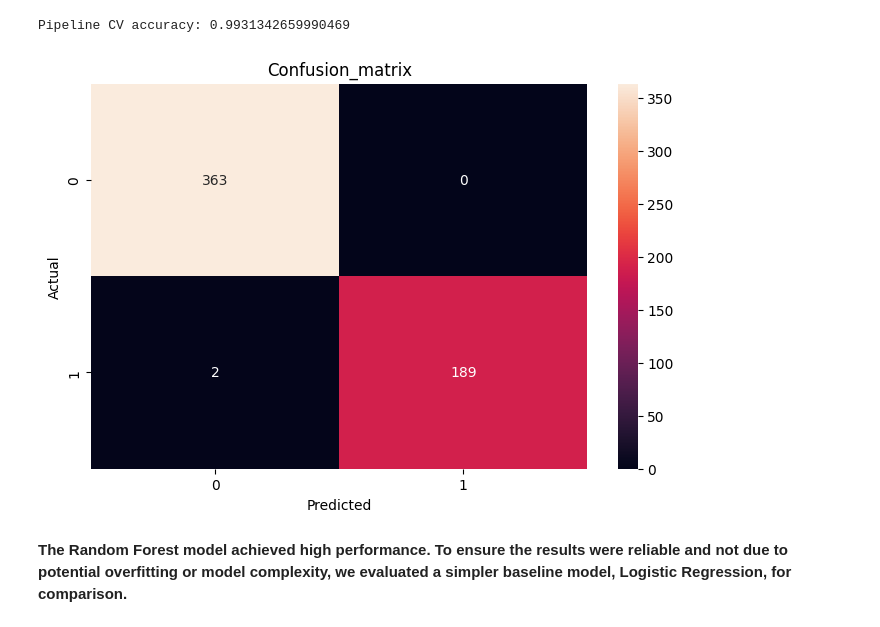
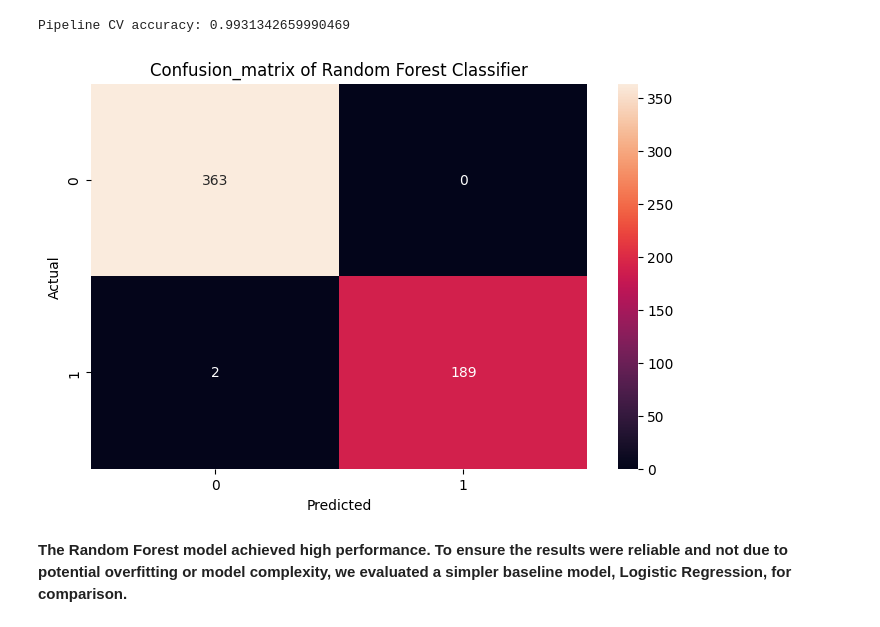
Before and after one commit to Apurwa127/Diabetes-risk-Assessment-for-Hack-Trek, a Jupyter notebook: Hackathon.ipynb, the cells around one changed output. Saved outputs shown, nothing was run; the diff lists cells and outputs as text; code cells hidden in the pictures.

```diff
--- a/Hackathon.ipynb
+++ b/Hackathon.ipynb
@@ -25,7 +25,7 @@ from sklearn.model_selection import cross_val_score
 # %% [markdown]
 **Load and Read Dataset**
 # %%
-df = pd.read_csv('/content/Healthcare-Diabetes.csv')
+df = pd.read_csv('/content/Healthcare-Diabetes (1).csv')
 df
 # %% [output]
 |  | Id | Pregnancies | Glucose | BloodPressure | SkinThickness | Insulin | BMI | DiabetesPedigreeFunction | ... |
@@ -343,14 +343,14 @@ Pipeline CV accuracy: 0.9931342659990469
 # %%
 import seaborn as sns
 
 plt.figure(figsize = (8,5))
 sns.heatmap(cm, annot = True, fmt = 'd')
 plt.xlabel("Predicted")
 plt.ylabel("Actual")
-plt.title("Confusion_matrix")
+plt.title("Confusion_matrix of Random Forest Classifier")
 plt.show()
 # %% [output]
-[figure, old version]
+[figure, new version]
 # %% [markdown]
 **The Random Forest model achieved high performance. To ensure the results were reliable and not due to potential overfitting or model complexity, we evaluated a simpler baseline model, Logistic Regression, for comparison.**
 # %%
```
Also changed, not shown: parts of 7 cells of this notebook.
